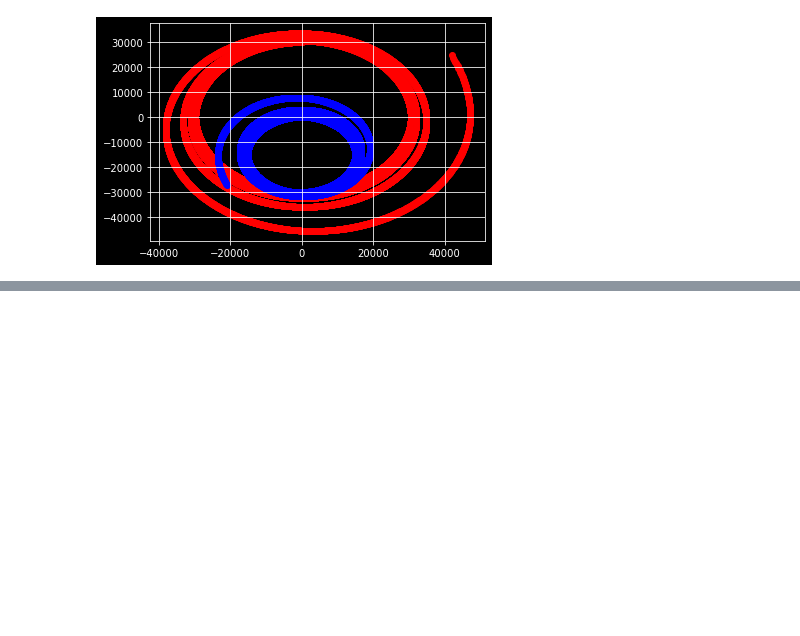
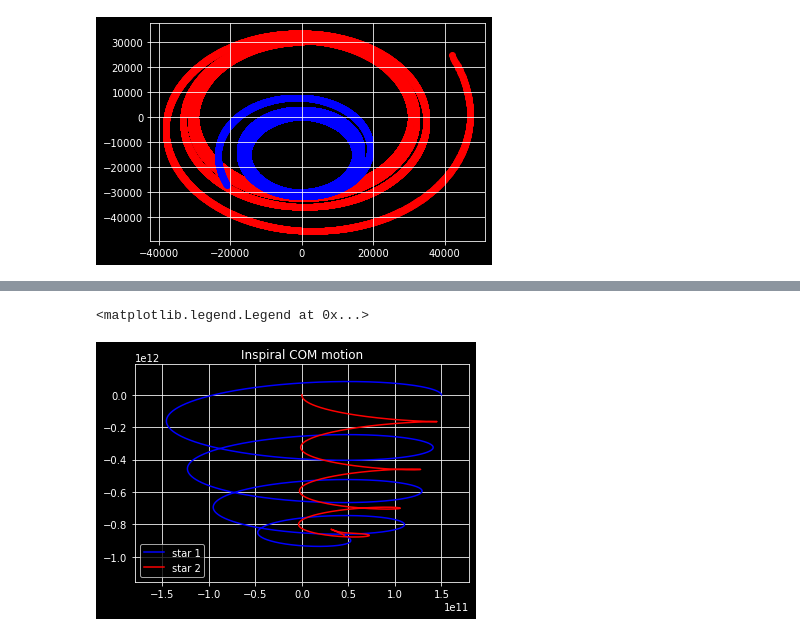
Before and after one commit to ETVincent/spring_23_computational, a Jupyter notebook: NS_dynamics_testing.ipynb, the cells around one changed output, grey strips where cells are left out. Saved outputs shown, nothing was run; the diff lists cells and outputs as text; code cells hidden in the pictures; blank space fills up the shorter version.

```diff
--- a/NS_dynamics_testing.ipynb
+++ b/NS_dynamics_testing.ipynb
@@ -961,0 +984,10 @@ plt.plot(pos1[:,0])
+# %%
+plt.plot(p1[:,0], p1[:,1], c='blue', label='star 1')
+plt.plot(p2[:,0], p2[:,1], c='red', label='star 2')
+plt.title('Inspiral COM motion')
+plt.xlim([-d-d/5, d+d/5])
+plt.ylim([-7.7*d, d+d/4])
+plt.legend()
+# %% [output]
+<matplotlib.legend.Legend at 0x...>
+[figure, added]
```
Also changed, not shown: parts of 3 cells of this notebook, 4 other files.
